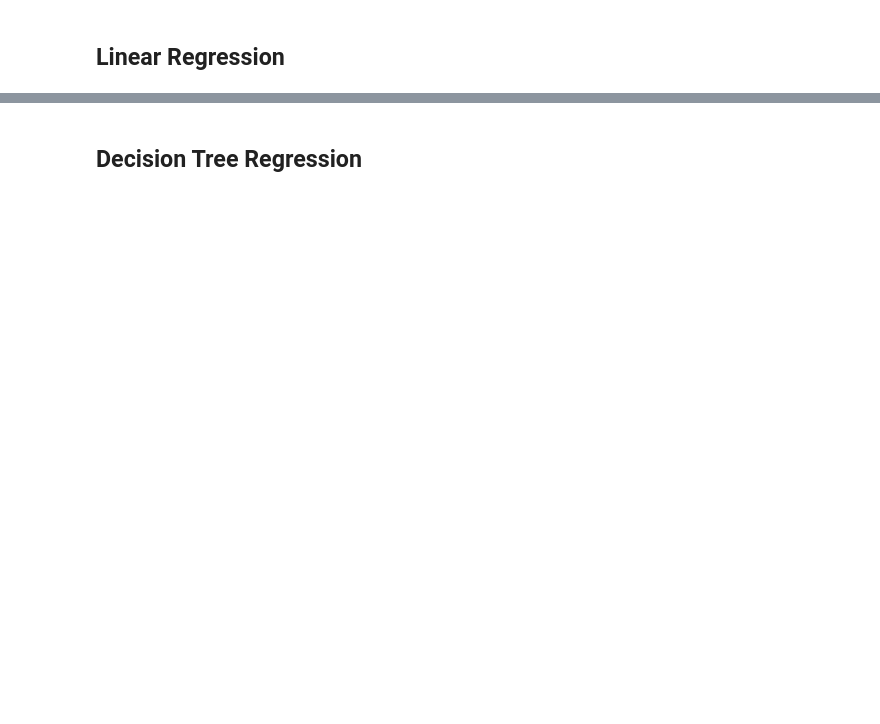
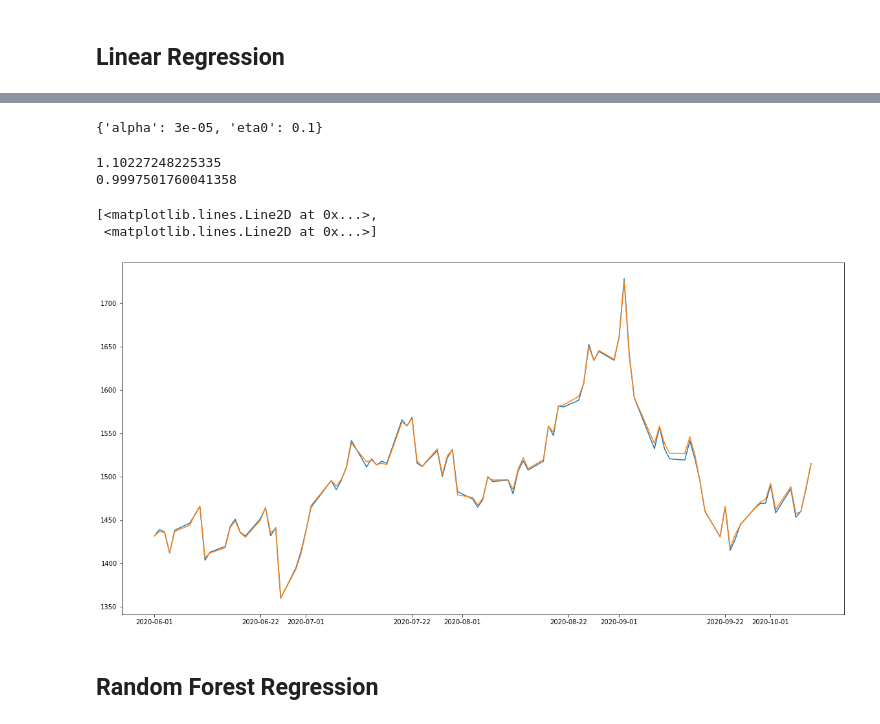
Before and after one commit to liyaSileshi/stock_price_prediction, a Jupyter notebook: stock_price_prediction.ipynb, the cells around one changed output, grey strips where cells are left out. Cells and saved outputs as stored; diff of their text form; code cells hidden in the pictures; blank space fills up the shorter version.

Commit message:
added prediction models

```diff
--- a/stock_price_prediction.ipynb
+++ b/stock_price_prediction.ipynb
@@ -114,5 +115,5 @@ def generate_features(df):
     return df
 
 
-generate_features(df)
+df = generate_features(df)
 # %% [output]
@@ -135,2 +159,34 @@ generate_features(df)
+# %%
+
+from sklearn.preprocessing import StandardScaler
+
+scaler = StandardScaler()
+
+scaler.fit(x_train) #fit scaler only based on train set
+
+#rescale both sets using the trained scaler
+x_scaled_train = scaler.transform(x_train)
+x_scaled_test = scaler.transform(x_test)
 # %% [markdown]
 ## Linear Regression
+# %%
+#close is the target column
+#all remaining fields are featured columns
+
+from sklearn.linear_model import SGDRegressor
+from sklearn.model_selection import GridSearchCV
+
+#We will use SGD-based linear regression model
+
+param_grid = {
+    "alpha": [3e-06, 1e-5, 3e-5],
+    "eta0": [0.01, 0.03, 0.1],
+}
+
+
+lr = SGDRegressor(penalty='l2',max_iter=3000)
+# print(lr.n_iter_)
+grid_search = GridSearchCV(lr, param_grid, cv=5,
+                                scoring='neg_mean_absolute_error')
+
+grid_search.fit(x_scaled_train, y_train)
@@ -137,2 +210,28 @@ generate_features(df)
+# %%
+#select the best linear regression model and make prediction of testing samples
+grid_search.best_params_
+# %% [output]
+{'alpha': 3e-05, 'eta0': 0.1}
+# %%
+lr_best = grid_search.best_estimator_
+y_pred = lr_best.predict(x_scaled_test)
+# %%
+#calculate the MSE and r2 value
+from sklearn.metrics import mean_squared_error, r2_score, mean_absolute_error
+
+print(mean_squared_error(y_test, y_pred))
+print(r2_score(y_test, y_pred))
+# %% [output]
+1.10227248225335
+0.9997501760041358
+# %%
+plt.figure(figsize=(20,10))
+plt.plot(x_test.index, y_test, '-',
+        x_test.index, y_pred, '-'
+        )
+# %% [output]
+[<matplotlib.lines.Line2D at 0x...>,
+ <matplotlib.lines.Line2D at 0x...>]
+[figure, added]
 # %% [markdown]
-## Decision Tree Regression
+## Random Forest Regression
```
Also changed, not shown: parts of 21 cells of this notebook.
